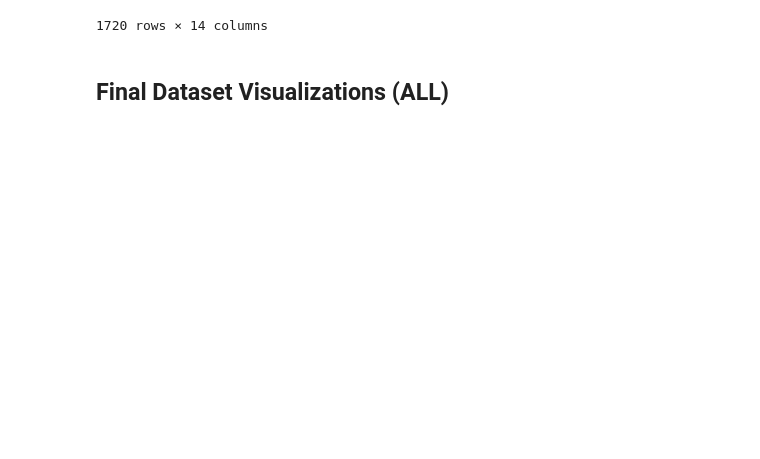
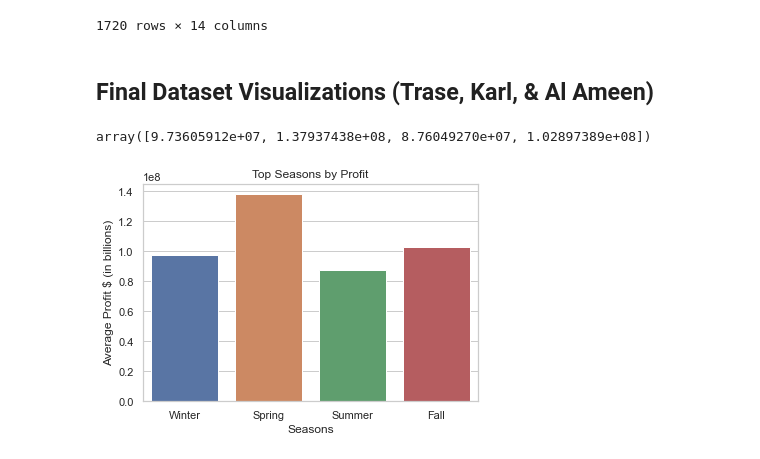
Before and after one commit to Sstrouderr/Capstone-repo, a Jupyter notebook: Notebooks/Trase/Combining Datasets.ipynb, the cells around one changed output. Drawn from its saved outputs; the diff is of its cells as text; code cells hidden in the pictures; blank space fills up the shorter version.

```diff
--- a/Notebooks/Trase/Combining Datasets.ipynb
+++ b/Notebooks/Trase/Combining Datasets.ipynb
@@ -461,4 +461,23 @@ final_dataset2
 | 2121 | Exeter | 25000.0 | 0.0 | 4.897920e+05 | 4.647920e+05 | en | 5.934 | ... |
 1720 rows × 14 columns
 # %% [markdown]
-## Final Dataset Visualizations (ALL)
+## Final Dataset Visualizations (Trase, Karl, & Al Ameen)
+# %%
+import numpy as np
+avg_profit_by_qtr = final_dataset2.groupby("Quarter_Num")["Profit"].mean()
+profit_by_qrt_array = np.array(avg_profit_by_qtr)
+profit_by_qrt_array
+# %% [output]
+array([9.73605912e+07, 1.37937438e+08, 8.76049270e+07, 1.02897389e+08])
+# %%
+# Created Bar Chart for Top Seasons by Profit
+x1 = ['Winter','Spring','Summer','Fall']
+a1 = profit_by_qrt_array
+
+sns.barplot(x1,a1)
+plt.title('Top Seasons by Profit')
+plt.xlabel('Seasons')
+plt.ylabel('Average Profit $ (in billions)')
+plt.show()
+# %% [output]
+[figure, added]
```
Also changed, not shown: parts of 13 cells of this notebook.
